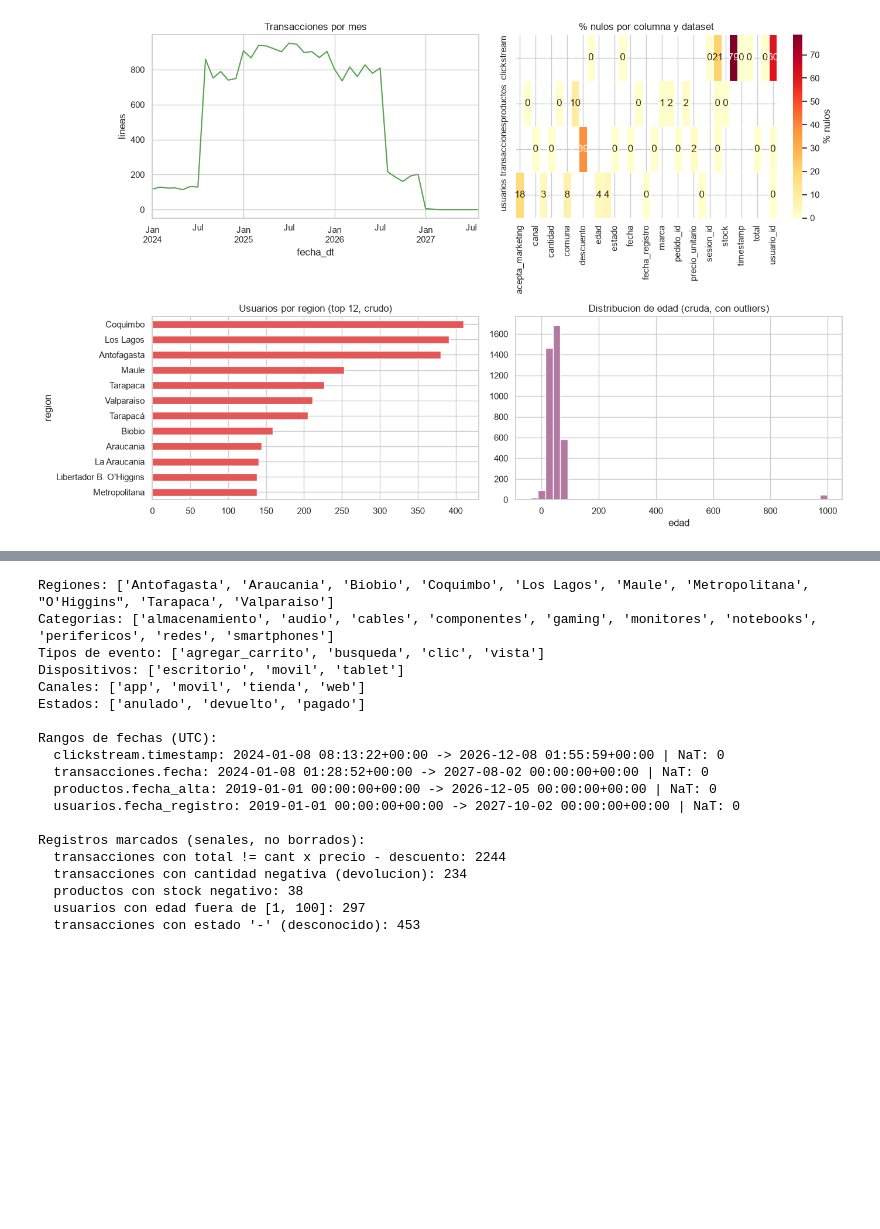
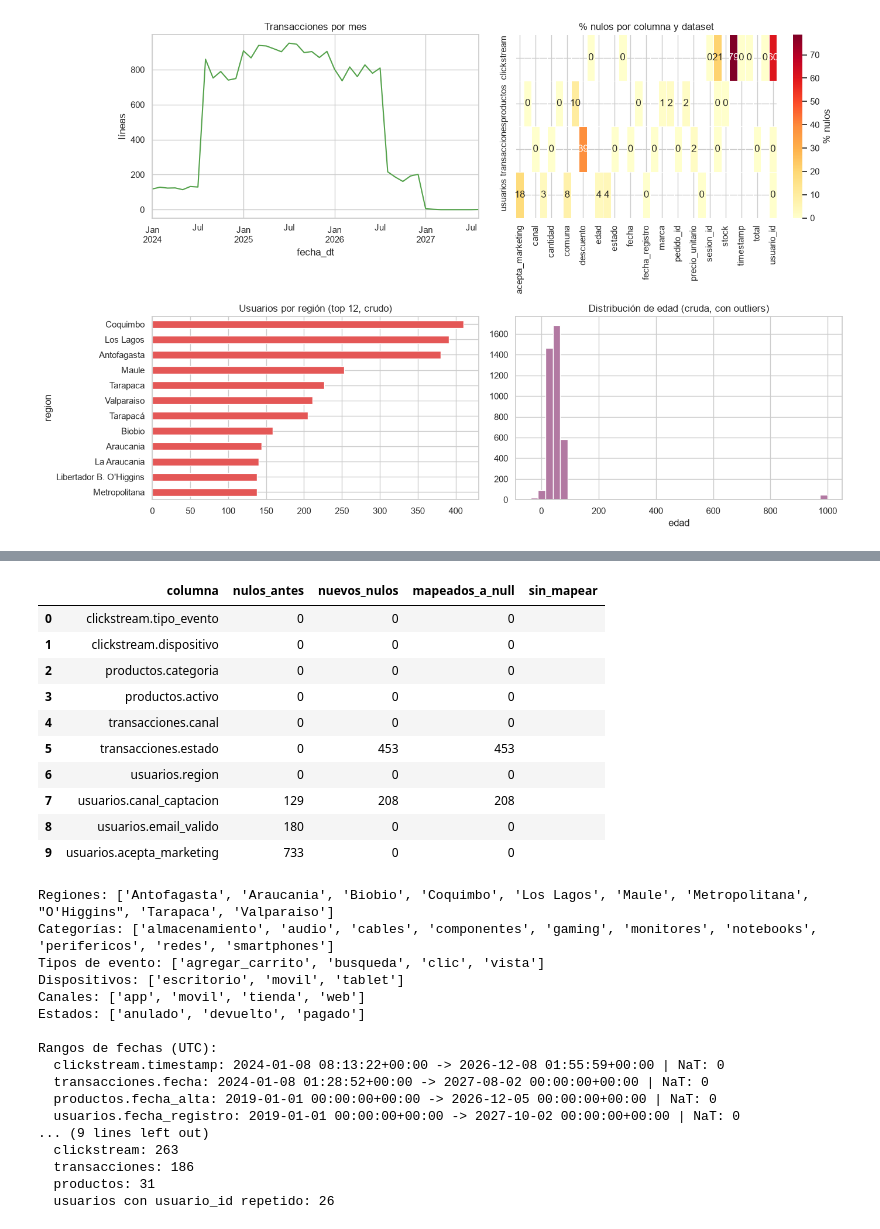
Before and after one commit to Gaborilincio/modelo-nexus, a Jupyter notebook: notebooks/01_exploracion_datos.ipynb, the cells around one changed output, grey strips where cells are left out. Saved outputs shown, nothing was run; the diff lists cells and outputs as text; code cells hidden in the pictures; blank space fills up the shorter version.

```diff
--- a/notebooks/01_exploracion_datos.ipynb
+++ b/notebooks/01_exploracion_datos.ipynb
@@ -79,11 +144,6 @@ edad                141     3.5      81           40
-# %%
-# %% [markdown]
-# ## 2. Claves: unicidad y duplicados por clave
-# Una clave candidata es una columna que empieza con "id" o termina en "_id".
-
 # %%
 def candidatas_clave(df):
-    return [c for c in df.columns if re.search(r"(^id|_id$|^id_)", c.lower())]
+    return [c for c in df.columns if re.search(r"^id$|^id_|_id$", c.lower())]
 
 for nombre, df in raw.items():
     for c in candidatas_clave(df):
@@ -166,13 +275,11 @@ usuarios.fecha_registro FECHA no parseable: 1206  ej: ['10/01/2022', '23/01/2019
-# %%
-# %% [markdown]
-# ## 5. Numéricas: rangos, negativos y outliers
-# En fraude, un outlier puede ser la señal. Marcar, no borrar a ciegas.
-
 # %%
 for nombre, df in raw.items():
     for c in df.columns:
         if any(k in c.lower() for k in ("monto", "amount", "valor", "edad", "age", "score", "cantidad")):
-            v = intentar_monto(df[c].dropna())
+            if any(k in c.lower() for k in ("edad", "age")):
+                v = pd.to_numeric(df[c], errors="coerce")
+            else:
+                v = intentar_monto(df[c])
             if v.notna().any():
                 q1, q3 = v.quantile([.25, .75])
                 iqr = q3 - q1
@@ -444,27 +739,48 @@ edad_invalida                      bool
 # %%
-# ---------- verificación post-limpieza ----------
+# ---------- resumen del mapeo: valores no mapeados ----------
+display(pd.DataFrame(resumen_mapeo))
+
+# ---------- valores normalizados ----------
 print("Regiones:", sorted(clean["usuarios"]["region"].dropna().unique()))
-print("Categorias:", sorted(clean["productos"]["categoria"].dropna().unique()))
+print("Categorías:", sorted(clean["productos"]["categoria"].dropna().unique()))
 print("Tipos de evento:", sorted(clean["clickstream"]["tipo_evento"].dropna().unique()))
 print("Dispositivos:", sorted(clean["clickstream"]["dispositivo"].dropna().unique()))
 print("Canales:", sorted(clean["transacciones"]["canal"].dropna().unique()))
 print("Estados:", sorted(clean["transacciones"]["estado"].dropna().unique()))
 print()
 print("Rangos de fechas (UTC):")
 for nombre, col in [("clickstream", "timestamp"), ("transacciones", "fecha"),
                     ("productos", "fecha_alta"), ("usuarios", "fecha_registro")]:
     s = clean[nombre][col]
     print(f"  {nombre}.{col}: {s.min()} -> {s.max()} | NaT: {int(s.isna().sum())}")
 print()
-print("Registros marcados (senales, no borrados):")
-print(f"  transacciones con total != cant x precio - descuento: {int(clean['transacciones']['total_difiere'].sum())}")
-print(f"  transacciones con cantidad negativa (devolucion): {int(clean['transacciones']['es_devolucion'].sum())}")
-print(f"  productos con stock negativo: {int(clean['productos']['stock_negativo'].sum())}")
-print(f"  usuarios con edad fuera de [1, 100]: {int(clean['usuarios']['edad_invalida'].sum())}")
+print("Registros marcados (señales, no borrados):")
+print(f"  transacciones con total ≠ cant×precio−desc: {int(clean['transacciones']['total_difiere'].sum())}"
+      f" (no verificables: {int((~clean['transacciones']['total_verificable']).sum())})")
+print(f"  transacciones con cantidad negativa (devolución): {int(clean['transacciones']['es_devolucion'].sum())}")
+print(f"  productos con stock negativo: {int(clean['productos']['stock_negativo'].sum())} ({clean['productos']['stock_negativo'].mean() * 100:.1f}%)")
+print(f"  usuarios con edad fuera de [1, 100]: {int(clean['usuarios']['edad_invalida'].sum())} ({clean['usuarios']['edad_invalida'].mean() * 100:.1f}%)")
 print(f"  transacciones con estado '-' (desconocido): {int(clean['transacciones']['estado'].isna().sum())}")
+print()
+print("Duplicados marcados (no borrados):")
+print(f"  clickstream: {int(clean['clickstream']['es_duplicado'].sum())}")
+print(f"  transacciones: {int(clean['transacciones']['es_duplicado'].sum())}")
+print(f"  productos: {int(clean['productos']['es_duplicado'].sum())}")
+print(f"  usuarios con usuario_id repetido: {int(clean['usuarios']['usuario_id_repetido'].sum())}")
 # %% [output]
+|  | columna | nulos_antes | nuevos_nulos | mapeados_a_null | sin_mapear |
+| 0 | clickstream.tipo_evento | 0 | 0 | 0 |  |
+| 1 | clickstream.dispositivo | 0 | 0 | 0 |  |
+| 2 | productos.categoria | 0 | 0 | 0 |  |
+| 3 | productos.activo | 0 | 0 | 0 |  |
+| 4 | transacciones.canal | 0 | 0 | 0 |  |
+| 5 | transacciones.estado | 0 | 453 | 453 |  |
+| 6 | usuarios.region | 0 | 0 | 0 |  |
+| 7 | usuarios.canal_captacion | 129 | 208 | 208 |  |
+| 8 | usuarios.email_valido | 180 | 0 | 0 |  |
+| 9 | usuarios.acepta_marketing | 733 | 0 | 0 |  |
 Regiones: ['Antofagasta', 'Araucania', 'Biobio', 'Coquimbo', 'Los Lagos', 'Maule', 'Metropolitana', "O'Higgins", 'Tarapaca', 'Valparaiso']
-Categorias: ['almacenamiento', 'audio', 'cables', 'componentes', 'gaming', 'monitores', 'notebooks', 'perifericos', 'redes', 'smartphones']
+Categorías: ['almacenamiento', 'audio', 'cables', 'componentes', 'gaming', 'monitores', 'notebooks', 'perifericos', 'redes', 'smartphones']
 Tipos de evento: ['agregar_carrito', 'busqueda', 'clic', 'vista']
 Dispositivos: ['escritorio', 'movil', 'tablet']
 Canales: ['app', 'movil', 'tienda', 'web']
@@ -475,13 +791,11 @@ Rangos de fechas (UTC):
   transacciones.fecha: 2024-01-08 01:28:52+00:00 -> 2027-08-02 00:00:00+00:00 | NaT: 0
   productos.fecha_alta: 2019-01-01 00:00:00+00:00 -> 2026-12-05 00:00:00+00:00 | NaT: 0
   usuarios.fecha_registro: 2019-01-01 00:00:00+00:00 -> 2027-10-02 00:00:00+00:00 | NaT: 0
-
-Registros marcados (senales, no borrados):
-  transacciones con total != cant x precio - descuento: 2244
-  transacciones con cantidad negativa (devolucion): 234
-  productos con stock negativo: 38
-  usuarios con edad fuera de [1, 100]: 297
-  transacciones con estado '-' (desconocido): 453
+... (9 lines left out)
+  clickstream: 263
+  transacciones: 186
+  productos: 31
+  usuarios con usuario_id repetido: 26
 # %% [markdown]
 ## 10. Resumen de conclusiones
 
```
Also changed, not shown: parts of 27 cells of this notebook.
